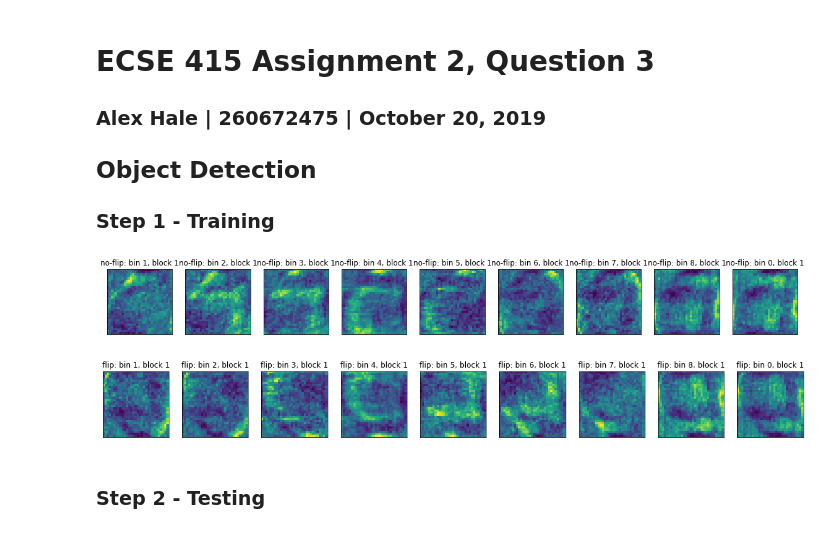
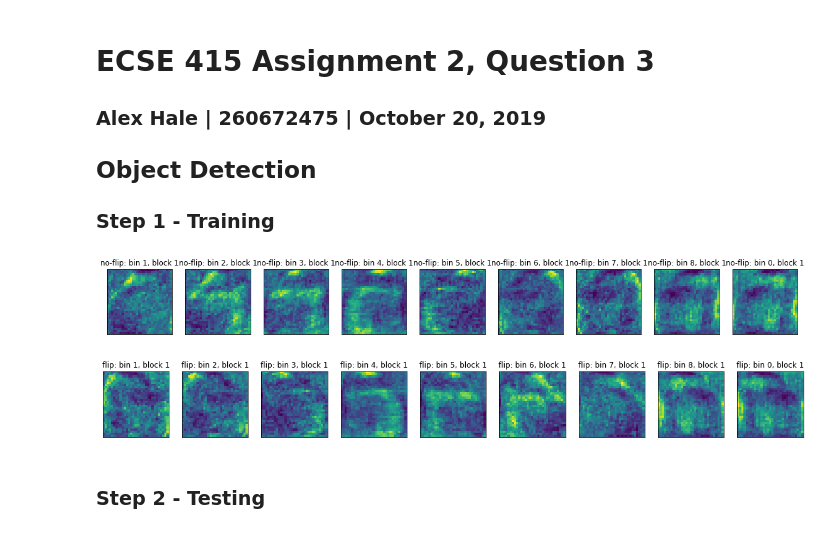
Before and after one commit to alexanderhale/ECSE415, a Jupyter notebook: Assignment_2/Assignment2-Q3.ipynb, the cells around one changed output. Drawn from its saved outputs; the diff is of its cells as text; code cells hidden in the pictures.

```diff
--- a/Assignment_2/Assignment2-Q3.ipynb
+++ b/Assignment_2/Assignment2-Q3.ipynb
@@ -71,48 +41,37 @@ feat_vecs = []
 feat_vecs_flipped = []
 
 # import and execute HoG on each training image
 for i in range(14):
-    cars.append(cv2.cvtColor(cv2.imread("car" + str(i+1) + ".jpg"), cv2.COLOR_BGR2GRAY))
-    cars[i] = cv2.resize(cars[i], (128, 128))
+    cars.append(cv2.resize(cv2.cvtColor(cv2.imread("car" + str(i+1) + ".jpg"), cv2.COLOR_BGR2GRAY), (128, 128)))
     feat_vecs.append(hog(cars[i]))
-    cars_flipped.append(cv2.flip(cars[i], 0))
+    cars_flipped.append(cv2.flip(cars[i], 1))
     feat_vecs_flipped.append(hog(cars_flipped[i]))
 
 # calculate and store the mean feature vector across the training images
-mean_feat_vec = np.zeros((31,31,2,2,9))
-flipped_mean_feat_vec = np.zeros((31,31,2,2,9))
-for i in range(len(feat_vecs)):
-    for x in range(feat_vecs[i].shape[0]):
-        for y in range(feat_vecs[i].shape[1]):
-            for box_x in range(feat_vecs[i].shape[2]):
-                for box_y in range(feat_vecs[i].shape[3]):
-                    for o_bin in range(feat_vecs[i].shape[4]):
-                        mean_feat_vec[x][y][box_x][box_y][o_bin] += feat_vecs[i][x][y][box_x][box_y][o_bin]
-                        flipped_mean_feat_vec[x][y][box_x][box_y][o_bin] += feat_vecs_flipped[i][x][y][box_x][box_y][o_bin]
-mean_feat_vec /= len(feat_vecs)
-flipped_mean_feat_vec /= len(feat_vecs_flipped)
+mean_feat_vec = sum(feat_vecs) / len(feat_vecs)
+flipped_mean_feat_vec = sum(feat_vecs_flipped) / len(feat_vecs_flipped)
 
 # display all 9 orientation channels of the mean feature maps, for only the first block
 plt.figure(figsize = (20,100))
 for o_bin in range(mean_feat_vec.shape[4]):
     plt.subplot("19" + str(o_bin))
     plt.pcolor(mean_feat_vec[:, :, 0,0,o_bin])
     plt.gca().invert_yaxis()
     plt.gca().set_aspect('equal', adjustable='box')
     plt.title("no-flip: bin " + str(o_bin) + ", block 1"), plt.xticks([]), plt.yticks([])
 plt.show()
 
 # display all 9 orientation channels of the mean feature maps (of the flipped images), for only the first block
 plt.figure(figsize = (20,100))
 for o_bin in range(flipped_mean_feat_vec.shape[4]):
     plt.subplot("19" + str(o_bin))
     plt.pcolor(flipped_mean_feat_vec[:, :, 0,0,o_bin])
     plt.gca().invert_yaxis()
     plt.gca().set_aspect('equal', adjustable='box')
     plt.title("flip: bin " + str(o_bin) + ", block 1"), plt.xticks([]), plt.yticks([])
 plt.show()
 # %% [output]
 [figure]
-[figure, old version]
+[figure, new version]
 # %% [markdown]
 ### Step 2 - Testing
```
Also changed, not shown: parts of 3 cells of this notebook, 1 other file.
